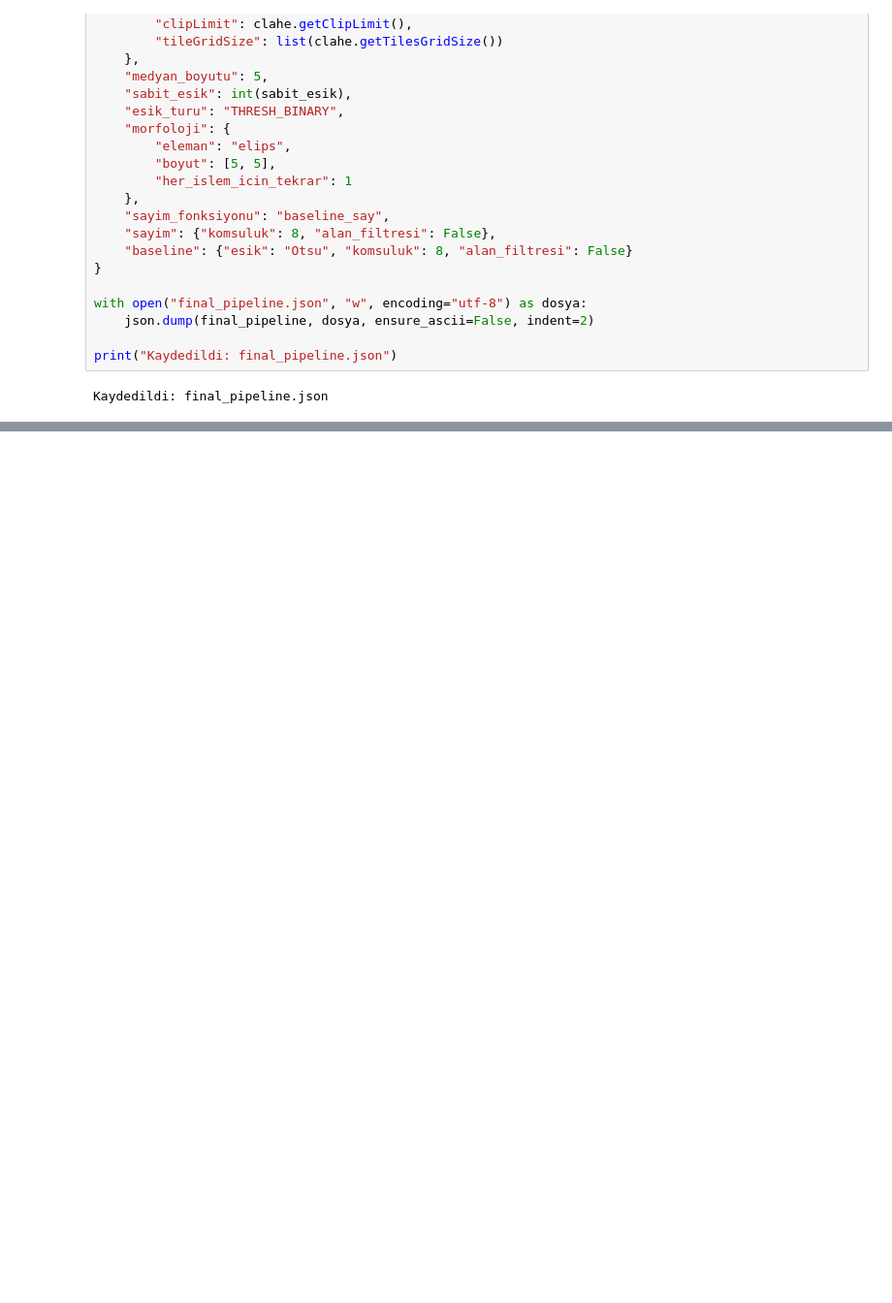
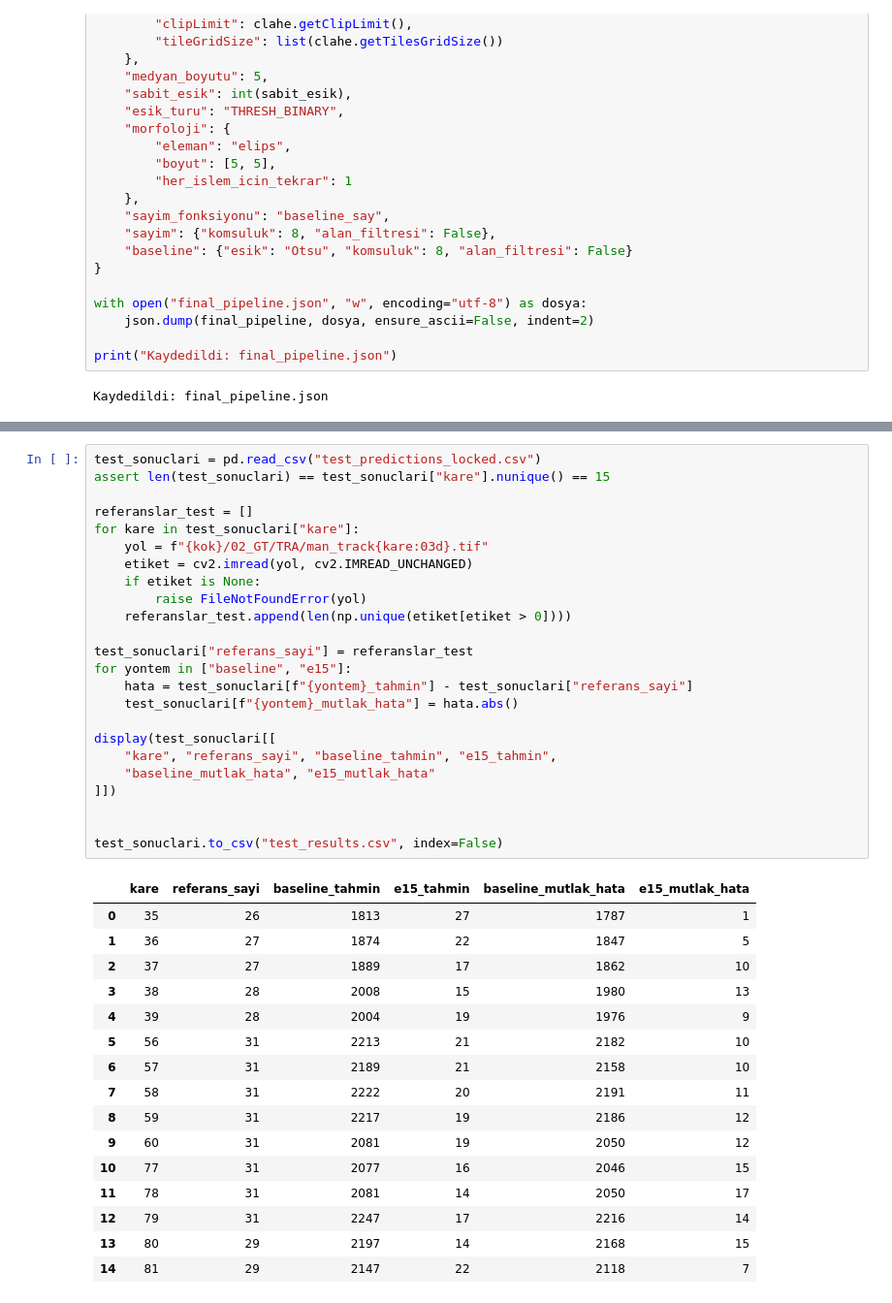
Before and after one commit to 1alperenaydin/sayisal-goruntu-isleme-midterm, a Jupyter notebook: main.ipynb, the cells around one changed output, grey strips where cells are left out. Shown at 97% size. Saved outputs shown, nothing was run; the diff lists cells and outputs as text; blank space fills up the shorter version.

Commit message:
Test sonrası kod, sonuçlar, analiz ve tartışma

```diff
--- a/main.ipynb
+++ b/main.ipynb
@@ -809,0 +810,41 @@ else:
+# %%
+test_sonuclari = pd.read_csv("test_predictions_locked.csv")
+assert len(test_sonuclari) == test_sonuclari["kare"].nunique() == 15
+
+referanslar_test = []
+for kare in test_sonuclari["kare"]:
+    yol = f"{kok}/02_GT/TRA/man_track{kare:03d}.tif"
+    etiket = cv2.imread(yol, cv2.IMREAD_UNCHANGED)
+    if etiket is None:
+        raise FileNotFoundError(yol)
+    referanslar_test.append(len(np.unique(etiket[etiket > 0])))
+
+test_sonuclari["referans_sayi"] = referanslar_test
+for yontem in ["baseline", "e15"]:
+    hata = test_sonuclari[f"{yontem}_tahmin"] - test_sonuclari["referans_sayi"]
+    test_sonuclari[f"{yontem}_mutlak_hata"] = hata.abs()
+
+display(test_sonuclari[[
+    "kare", "referans_sayi", "baseline_tahmin", "e15_tahmin",
+    "baseline_mutlak_hata", "e15_mutlak_hata"
+]])
+
+
+test_sonuclari.to_csv("test_results.csv", index=False)
+# %% [output]
+|  | kare | referans_sayi | baseline_tahmin | e15_tahmin | baseline_mutlak_hata | e15_mutlak_hata |
+| 0 | 35 | 26 | 1813 | 27 | 1787 | 1 |
+| 1 | 36 | 27 | 1874 | 22 | 1847 | 5 |
+| 2 | 37 | 27 | 1889 | 17 | 1862 | 10 |
+| 3 | 38 | 28 | 2008 | 15 | 1980 | 13 |
+| 4 | 39 | 28 | 2004 | 19 | 1976 | 9 |
+| 5 | 56 | 31 | 2213 | 21 | 2182 | 10 |
+| 6 | 57 | 31 | 2189 | 21 | 2158 | 10 |
+| 7 | 58 | 31 | 2222 | 20 | 2191 | 11 |
+| 8 | 59 | 31 | 2217 | 19 | 2186 | 12 |
+| 9 | 60 | 31 | 2081 | 19 | 2050 | 12 |
+| 10 | 77 | 31 | 2077 | 16 | 2046 | 15 |
+| 11 | 78 | 31 | 2081 | 14 | 2050 | 17 |
+| 12 | 79 | 31 | 2247 | 17 | 2216 | 14 |
+| 13 | 80 | 29 | 2197 | 14 | 2168 | 15 |
+| 14 | 81 | 29 | 2147 | 22 | 2118 | 7 |
```
Also changed, not shown: parts of 18 cells of this notebook, 1 other file.
